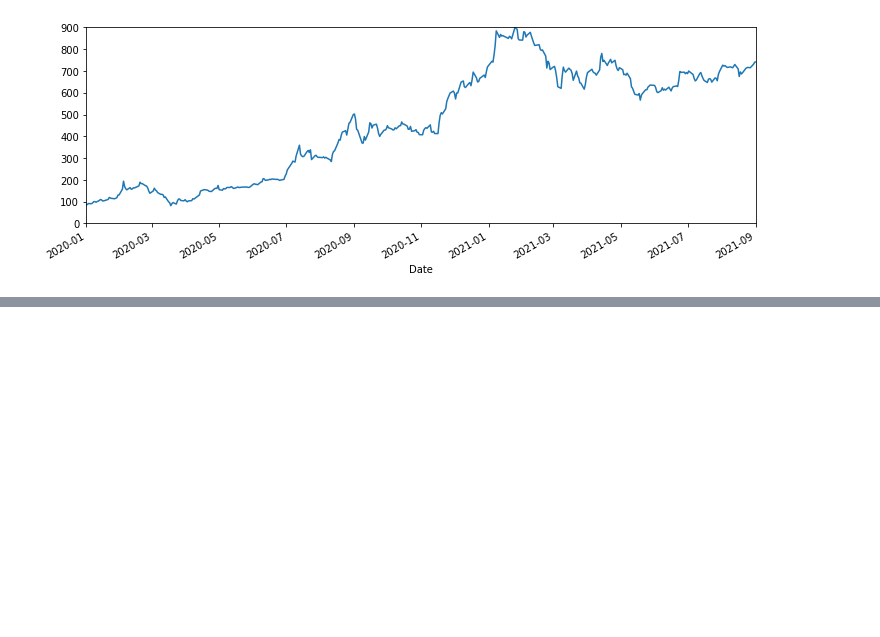
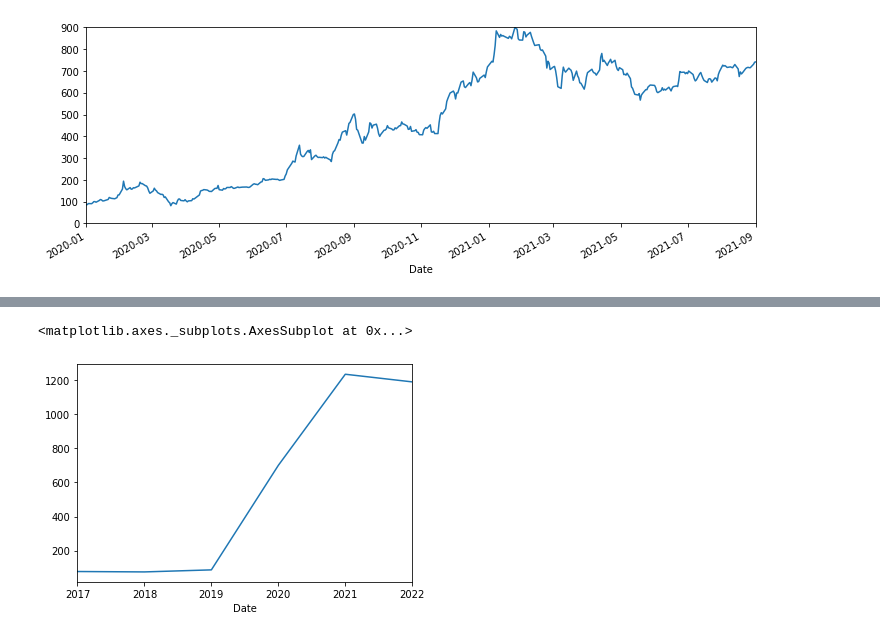
Before and after one commit to ashish7406/TimeSeries, a Jupyter notebook: TimeSeriesExploratory.ipynb, the cells around one changed output, grey strips where cells are left out. Cells and saved outputs as stored; diff of their text form; code cells hidden in the pictures; blank space fills up the shorter version.

```diff
--- a/TimeSeriesExploratory.ipynb
+++ b/TimeSeriesExploratory.ipynb
@@ -151,0 +281,6 @@ axis.plot(index, share_Open)
+# %%
+df_Tesla.resample(rule='A').max()['Open'].plot()
+#Shows the sudden rise in the date, rule A means year end frequencies
+# %% [output]
+<matplotlib.axes._subplots.AxesSubplot at 0x...>
+[figure, added]
```
Also changed, not shown: parts of 63 cells of this notebook.
